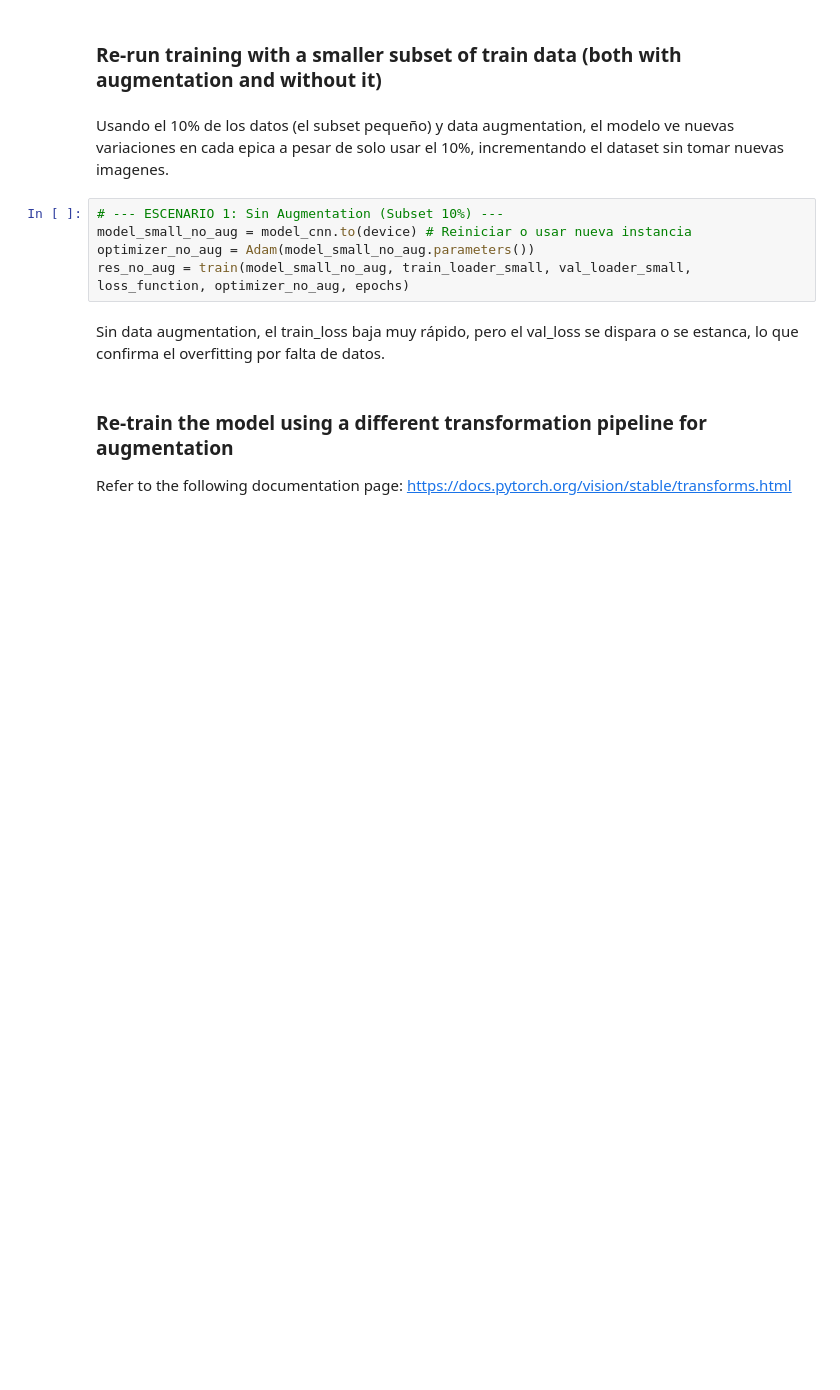
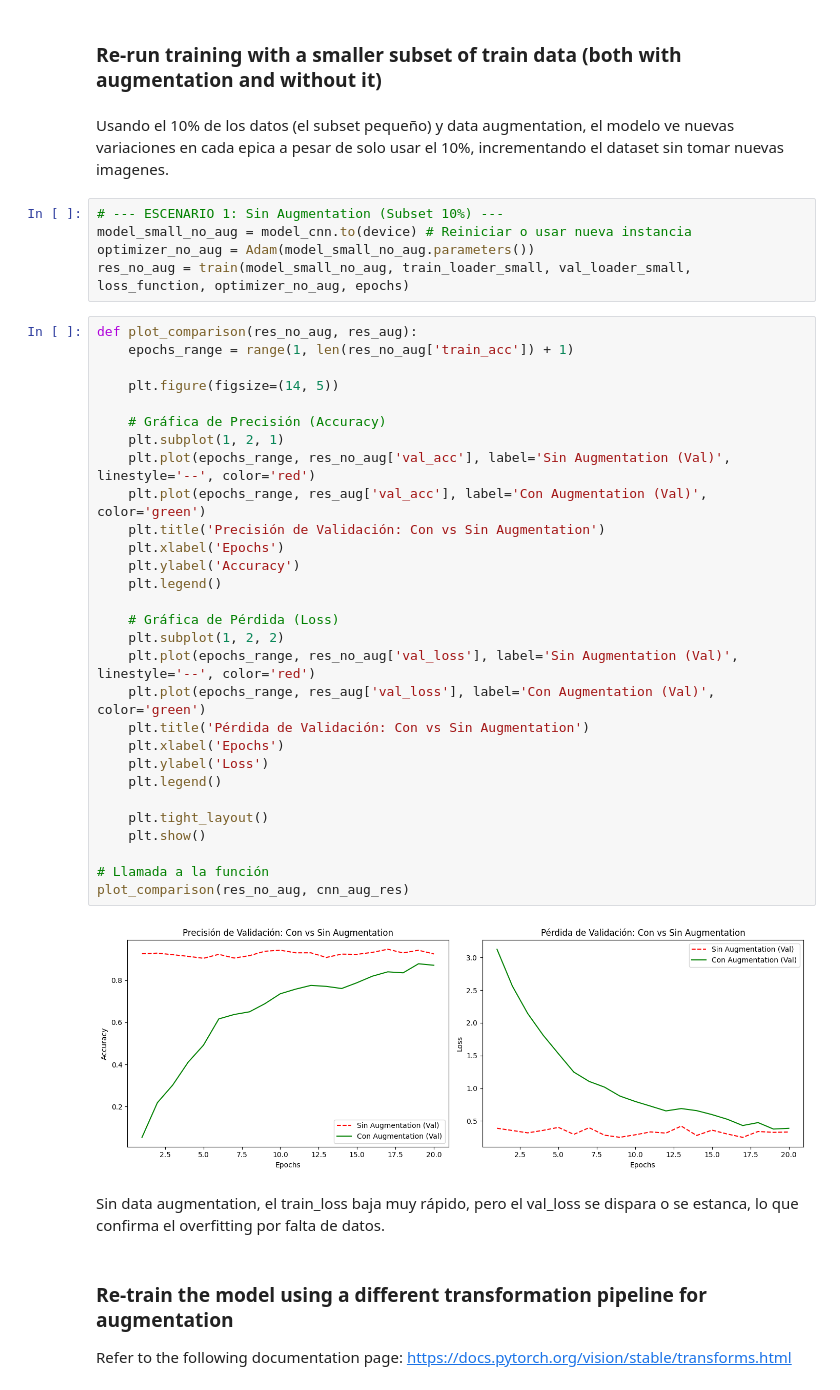
Before and after one commit to ZavalaCatalina/InteligenciaComputacional, a Jupyter notebook: Participacion7.ipynb, the cells around one changed output. Cells and saved outputs as stored; diff of their text form; blank space fills up the shorter version.

```diff
--- a/Participacion7.ipynb
+++ b/Participacion7.ipynb
@@ -464,6 +464,37 @@ Usando el 10% de los datos (el subset pequeño) y data augmentation, el modelo v
 model_small_no_aug = model_cnn.to(device) # Reiniciar o usar nueva instancia
 optimizer_no_aug = Adam(model_small_no_aug.parameters())
 res_no_aug = train(model_small_no_aug, train_loader_small, val_loader_small, loss_function, optimizer_no_aug, epochs)
+# %%
+def plot_comparison(res_no_aug, res_aug):
+    epochs_range = range(1, len(res_no_aug['train_acc']) + 1)
+
+    plt.figure(figsize=(14, 5))
+
+    # Gráfica de Precisión (Accuracy)
+    plt.subplot(1, 2, 1)
+    plt.plot(epochs_range, res_no_aug['val_acc'], label='Sin Augmentation (Val)', linestyle='--', color='red')
+    plt.plot(epochs_range, res_aug['val_acc'], label='Con Augmentation (Val)', color='green')
+    plt.title('Precisión de Validación: Con vs Sin Augmentation')
+    plt.xlabel('Epochs')
+    plt.ylabel('Accuracy')
+    plt.legend()
+
+    # Gráfica de Pérdida (Loss)
+    plt.subplot(1, 2, 2)
+    plt.plot(epochs_range, res_no_aug['val_loss'], label='Sin Augmentation (Val)', linestyle='--', color='red')
+    plt.plot(epochs_range, res_aug['val_loss'], label='Con Augmentation (Val)', color='green')
+    plt.title('Pérdida de Validación: Con vs Sin Augmentation')
+    plt.xlabel('Epochs')
+    plt.ylabel('Loss')
+    plt.legend()
+
+    plt.tight_layout()
+    plt.show()
+
+# Llamada a la función
+plot_comparison(res_no_aug, cnn_aug_res)
+# %% [output]
+[figure, added]
 # %% [markdown]
 Sin data augmentation, el train_loss baja muy rápido, pero el val_loss se dispara o se estanca, lo que confirma el overfitting por falta de datos.
 # %% [markdown]
```
